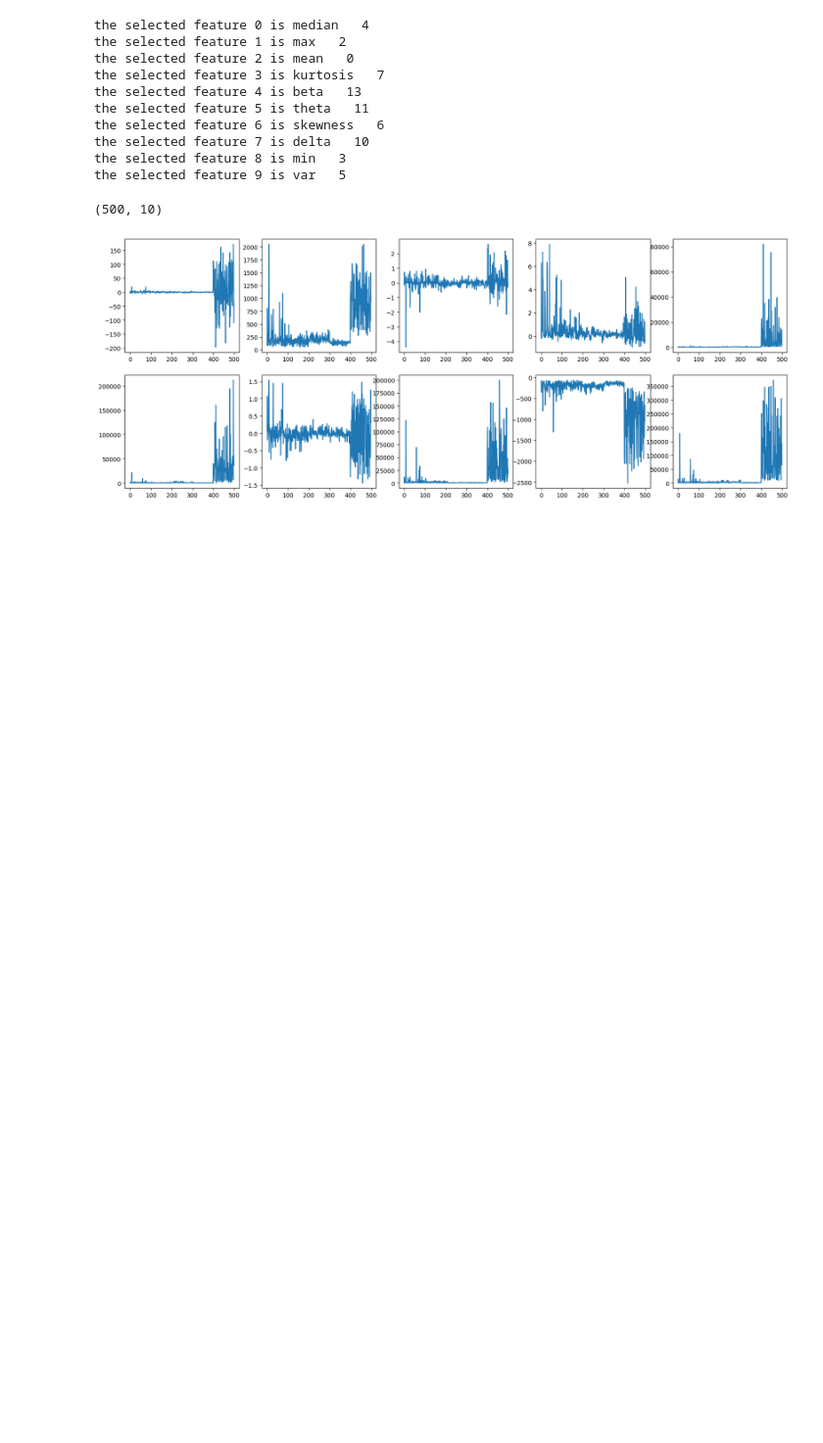
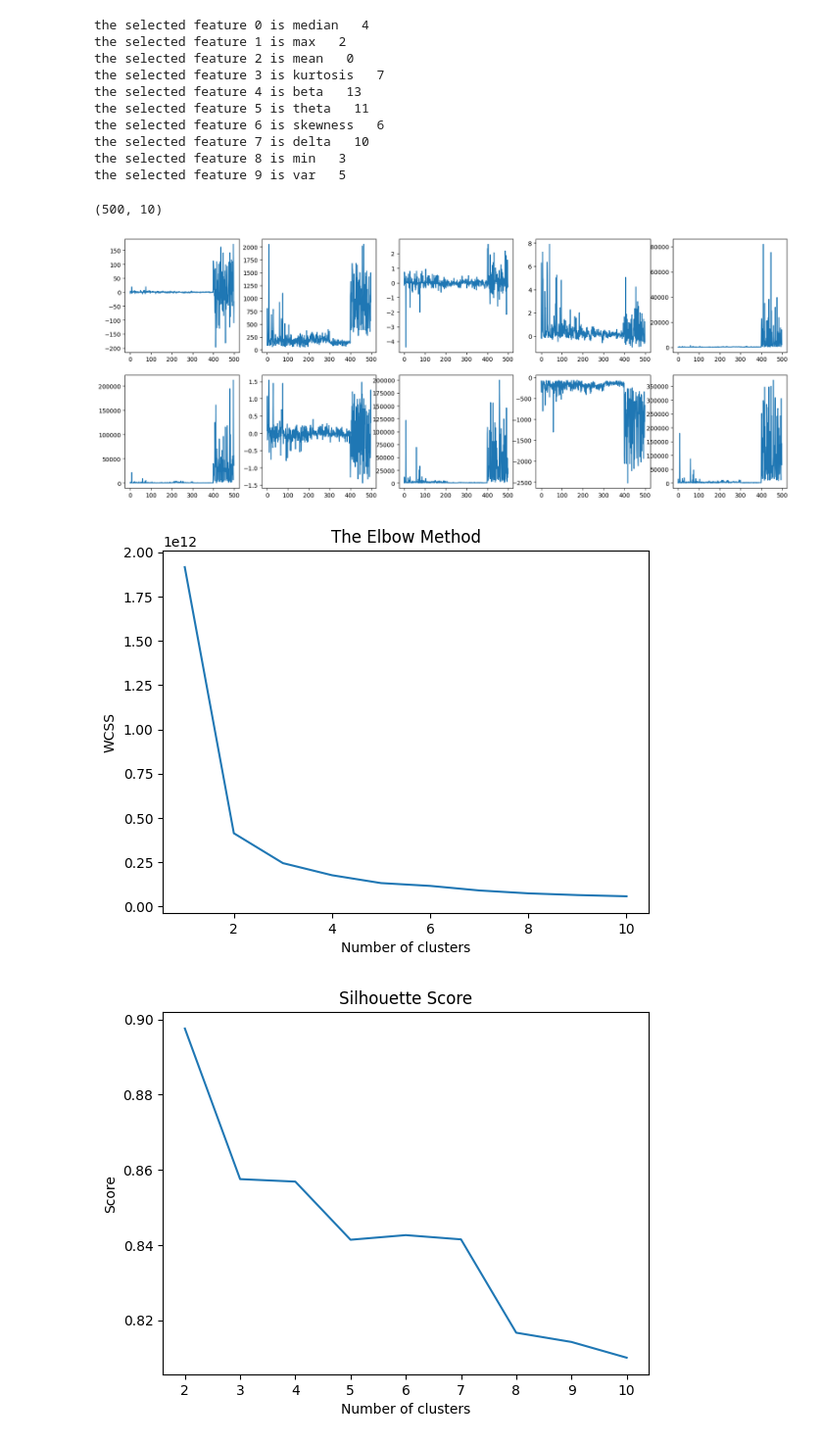
Before and after one commit to AliEAKarimi/seizure-prediction-machine-learning, a Jupyter notebook: experiments.ipynb, the cells around one changed output. Shown at 98% size. Saved outputs shown, nothing was run; the diff lists cells and outputs as text; code cells hidden in the pictures; blank space fills up the shorter version.

Commit message:
implement improving accuracy with clustering and evaluation with different modes

```diff
--- a/experiments.ipynb
+++ b/experiments.ipynb
@@ -717,10 +716,10 @@ selected_features.shape
 # %%
 # plot the primary selected features in one figure
 plt.figure(figsize=(20, 20))
-for i in range(1, selected_features.shape[1] + 1):
+for i in range(0, selected_features.shape[1]):
     #normal plot
-    plt.subplot(5, 5, i)
-    plt.plot(selected_features[:, i - 1])
+    plt.subplot(5, 5, i+1)
+    plt.plot(selected_features[:, i])
 plt.show()
 # %% [output]
 [figure]
@@ -726,0 +728,35 @@ plt.show()
+# %%
+from sklearn.cluster import KMeans
+from sklearn.metrics import silhouette_score
+
+def wcss(x_train):
+    wcss = []
+    for i in range(1, 11):
+        kmeans = KMeans(n_clusters = i, n_init=10, random_state = 42)
+        kmeans.fit(x_train)
+        wcss.append(kmeans.inertia_)
+    plt.plot(range(1, 11), wcss)
+    plt.title('The Elbow Method')
+    plt.xlabel('Number of clusters')
+    plt.ylabel('WCSS')
+    plt.show()
+
+def silhouette(x_train):
+    scores = []
+    for k in range(2,11):
+        kmeans = KMeans(n_clusters=k, n_init=10, random_state=0)
+        kmeans.fit(x_train)
+        score = silhouette_score(x_train, kmeans.labels_)
+        scores.append(score)
+    plt.plot(range(2,11), scores)
+    plt.title('Silhouette Score')
+    plt.xlabel('Number of clusters')
+    plt.ylabel('Score')
+    plt.show()
+# %%
+x_train, x_test, y_train, y_test = train_test_split(selected_features, y, test_size=0.2, random_state=seed)
+wcss(x_train)
+silhouette(x_train)
+# %% [output]
+[figure, added]
+[figure, added]
```
Also changed, not shown: parts of 34 cells of this notebook.
